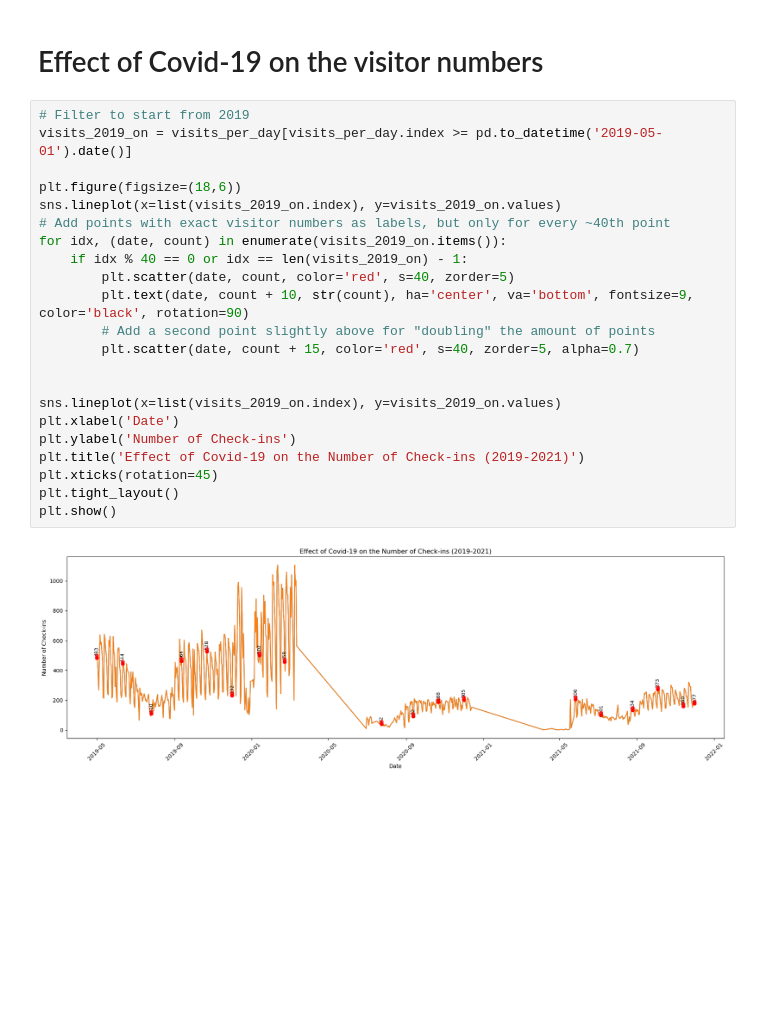
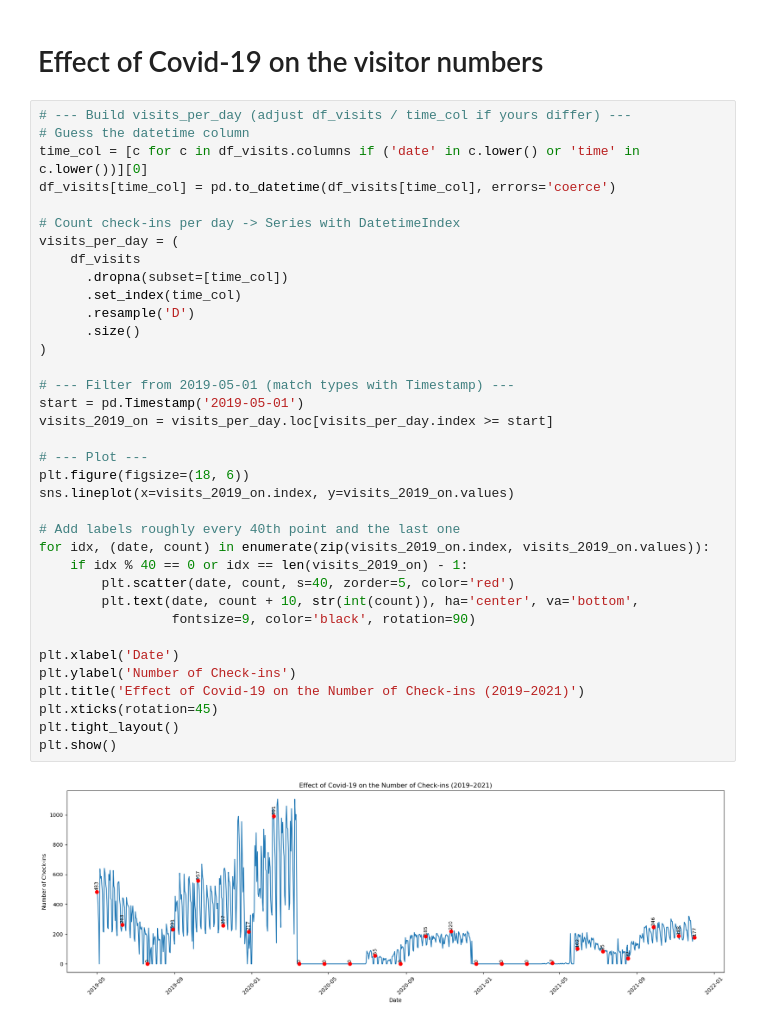
Before and after one commit to korho865/ACLO_project, a Jupyter notebook: ACLO_notebook.ipynb, the cells around one changed output. Saved outputs shown, nothing was run; the diff lists cells and outputs as text; blank space fills up the shorter version.

Commit message:
covid v.2

```diff
--- a/ACLO_notebook.ipynb
+++ b/ACLO_notebook.ipynb
@@ -185,26 +185,40 @@ plt.show()
 # %% [markdown]
 # Effect of Covid-19 on the visitor numbers
 # %%
-# Filter to start from 2019
-visits_2019_on = visits_per_day[visits_per_day.index >= pd.to_datetime('2019-05-01').date()]
+# --- Build visits_per_day (adjust df_visits / time_col if yours differ) ---
+# Guess the datetime column
+time_col = [c for c in df_visits.columns if ('date' in c.lower() or 'time' in c.lower())][0]
+df_visits[time_col] = pd.to_datetime(df_visits[time_col], errors='coerce')
 
-plt.figure(figsize=(18,6))
-sns.lineplot(x=list(visits_2019_on.index), y=visits_2019_on.values)
-# Add points with exact visitor numbers as labels, but only for every ~40th point
-for idx, (date, count) in enumerate(visits_2019_on.items()):
+# Count check-ins per day -> Series with DatetimeIndex
+visits_per_day = (
+    df_visits
+      .dropna(subset=[time_col])
+      .set_index(time_col)
+      .resample('D')
+      .size()
+)
+
+# --- Filter from 2019-05-01 (match types with Timestamp) ---
+start = pd.Timestamp('2019-05-01')
+visits_2019_on = visits_per_day.loc[visits_per_day.index >= start]
+
+# --- Plot ---
+plt.figure(figsize=(18, 6))
+sns.lineplot(x=visits_2019_on.index, y=visits_2019_on.values)
+
+# Add labels roughly every 40th point and the last one
+for idx, (date, count) in enumerate(zip(visits_2019_on.index, visits_2019_on.values)):
     if idx % 40 == 0 or idx == len(visits_2019_on) - 1:
-        plt.scatter(date, count, color='red', s=40, zorder=5)
-        plt.text(date, count + 10, str(count), ha='center', va='bottom', fontsize=9, color='black', rotation=90)
-        # Add a second point slightly above for "doubling" the amount of points
-        plt.scatter(date, count + 15, color='red', s=40, zorder=5, alpha=0.7)
+        plt.scatter(date, count, s=40, zorder=5, color='red')
+        plt.text(date, count + 10, str(int(count)), ha='center', va='bottom',
+                 fontsize=9, color='black', rotation=90)
 
-
-sns.lineplot(x=list(visits_2019_on.index), y=visits_2019_on.values)
 plt.xlabel('Date')
 plt.ylabel('Number of Check-ins')
-plt.title('Effect of Covid-19 on the Number of Check-ins (2019-2021)')
+plt.title('Effect of Covid-19 on the Number of Check-ins (2019–2021)')
 plt.xticks(rotation=45)
 plt.tight_layout()
 plt.show()
 # %% [output]
-[figure, old version]
+[figure, new version]
```
